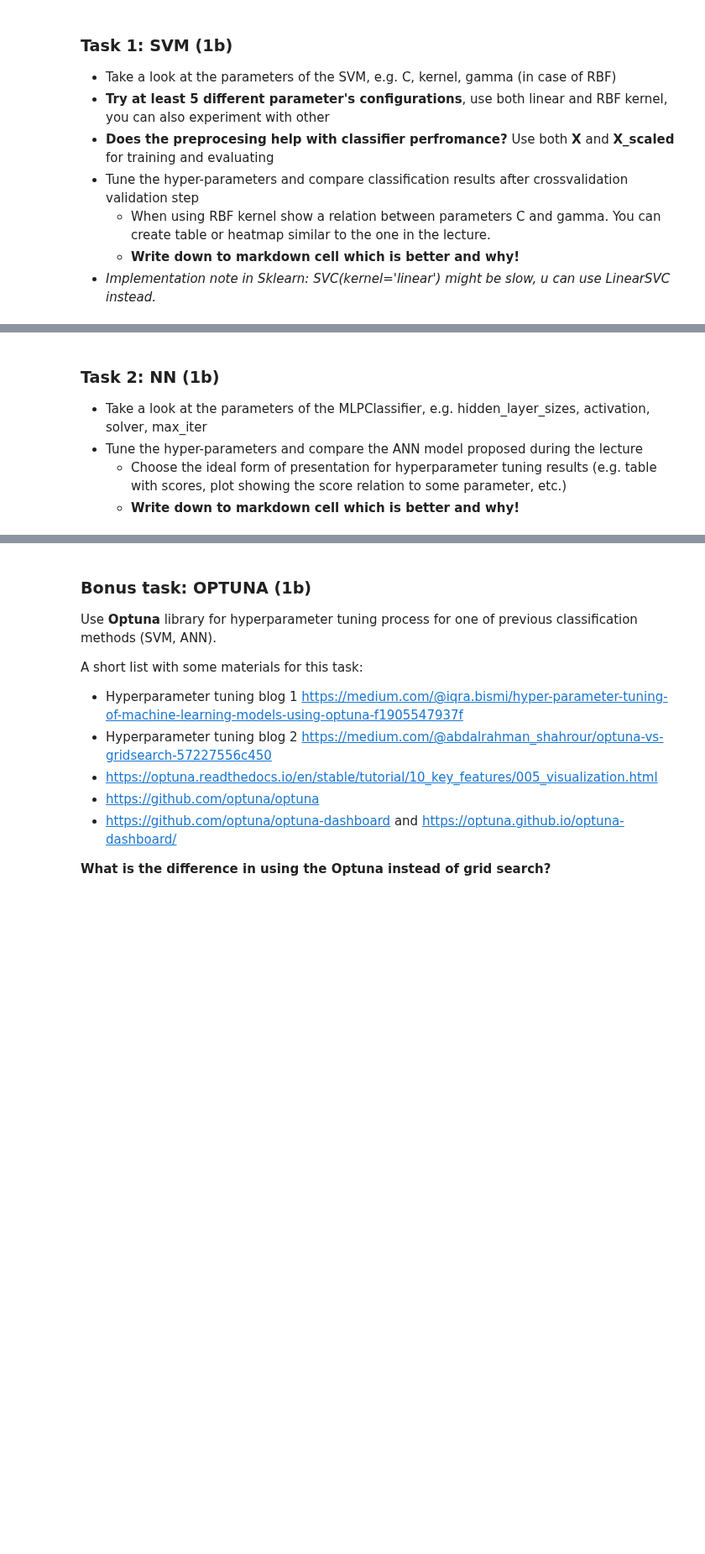
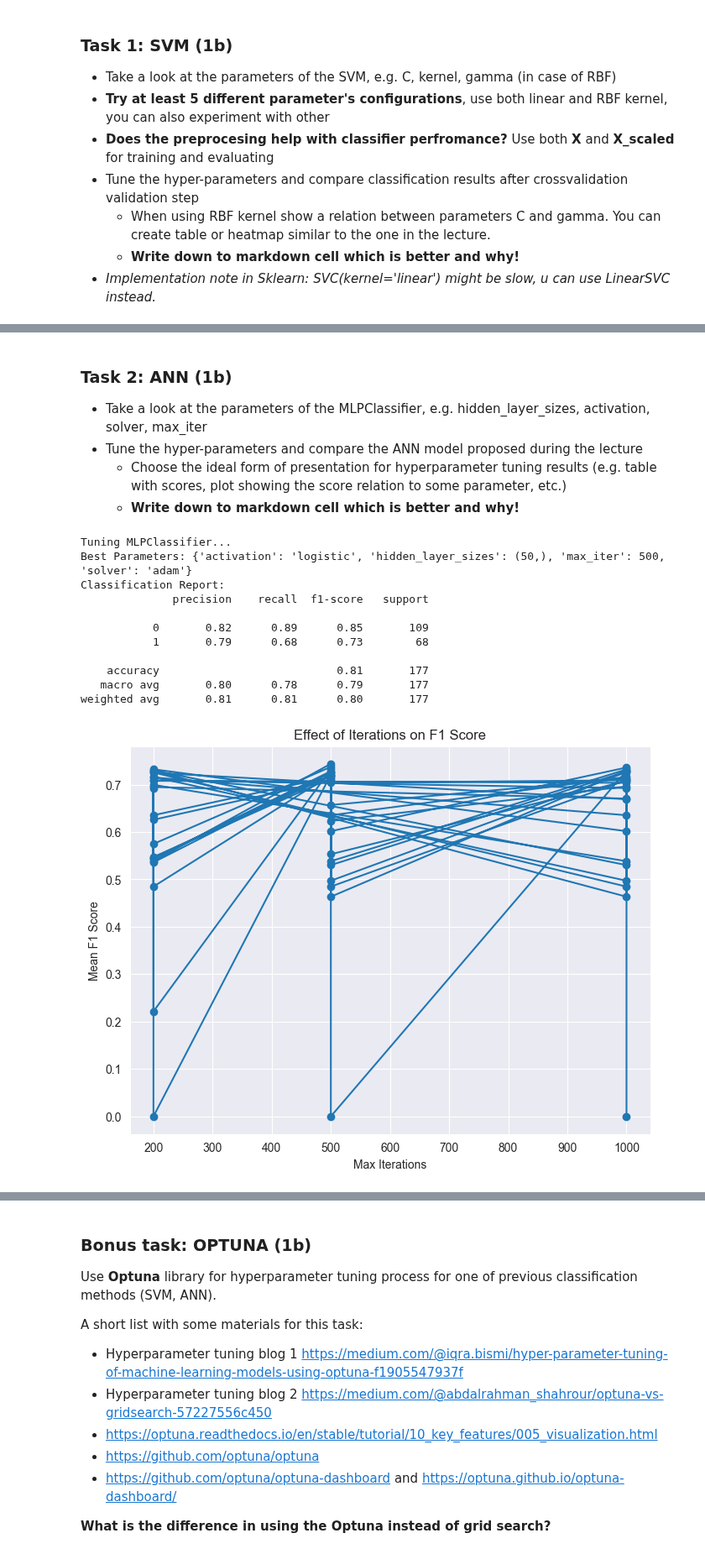
Before and after one commit to CMinusBool/SUU, a Jupyter notebook: CV6/sklearn_classification.ipynb, the cells around one changed output, grey strips where cells are left out. Shown at 84% size. Drawn from its saved outputs; the diff is of its cells as text; code cells hidden in the pictures; blank space fills up the shorter version.

```diff
--- a/CV6/sklearn_classification.ipynb
+++ b/CV6/sklearn_classification.ipynb
@@ -553,6 +625,53 @@ np.mean(scores), np.min(scores), np.max(scores)
 # %% [markdown]
-### Task 2: NN (1b)
+### Task 2: ANN (1b)
 - Take a look at the parameters of the MLPClassifier, e.g. hidden_layer_sizes, activation, solver, max_iter
 - Tune the hyper-parameters and compare the ANN model proposed during the lecture
     - Choose the ideal form of presentation for hyperparameter tuning results (e.g. table with scores, plot showing the score relation to some parameter, etc.)
     - **Write down to markdown cell which is better and why!**
+# %%
+param_grid = {
+    'hidden_layer_sizes': [(50,), (100,), (100, 50), (150, 100, 50)],
+    'activation': ['relu', 'tanh', 'logistic'],
+    'solver': ['adam', 'sgd'],
+    'max_iter': [200, 500, 1000]
+}
+
+# GridSearch for MLPClassifier
+print("Tuning MLPClassifier...")
+mlp = MLPClassifier(random_state=13)
+grid_search = GridSearchCV(mlp, param_grid, cv=5, scoring='f1', n_jobs=-1)
+grid_search.fit(X_train, y_train)
+
+# Results
+print("Best Parameters:", grid_search.best_params_)
+best_model = grid_search.best_estimator_
+y_pred = best_model.predict(X_test)
+print("Classification Report:")
+print(classification_report(y_test, y_pred))
+
+# Plot Results for Hyperparameter Tuning
+results = grid_search.cv_results_
+
+#Scores vs Iterations
+scores = [results['mean_test_score'][i] for i in range(len(results['params']))]
+iterations = [param['max_iter'] for param in results['params']]
+
+plt.figure(figsize=(8, 6))
+plt.plot(iterations, scores, marker='o')
+plt.xlabel('Max Iterations')
+plt.ylabel('Mean F1 Score')
+plt.title('Effect of Iterations on F1 Score')
+plt.show()
+# %% [output]
+Tuning MLPClassifier...
+Best Parameters: {'activation': 'logistic', 'hidden_layer_sizes': (50,), 'max_iter': 500, 'solver': 'adam'}
+Classification Report:
+              precision    recall  f1-score   support
+
+           0       0.82      0.89      0.85       109
+           1       0.79      0.68      0.73        68
+
+    accuracy                           0.81       177
+   macro avg       0.80      0.78      0.79       177
+weighted avg       0.81      0.81      0.80       177
+[figure, added]
```
Also changed, not shown: parts of 25 cells of this notebook.
